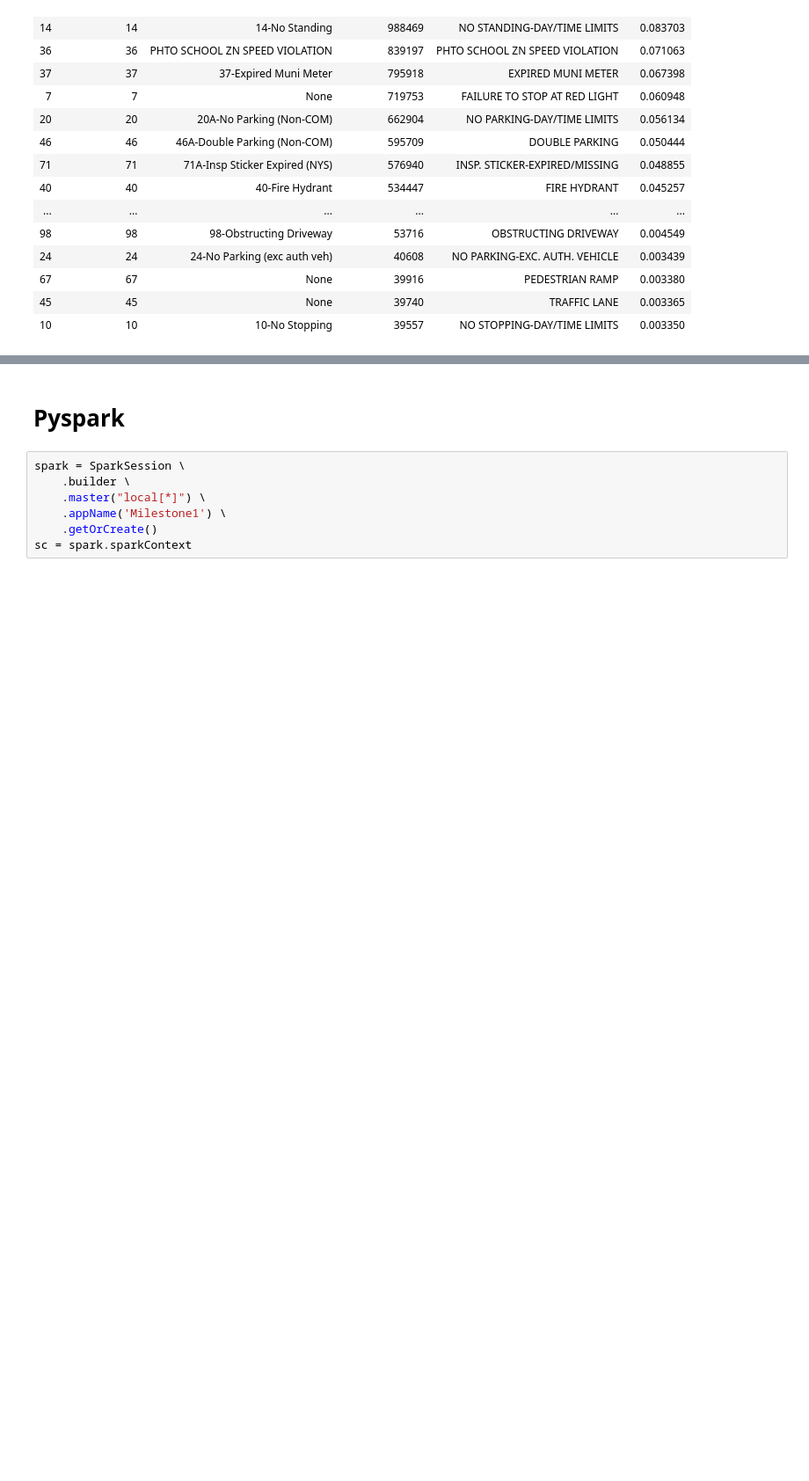
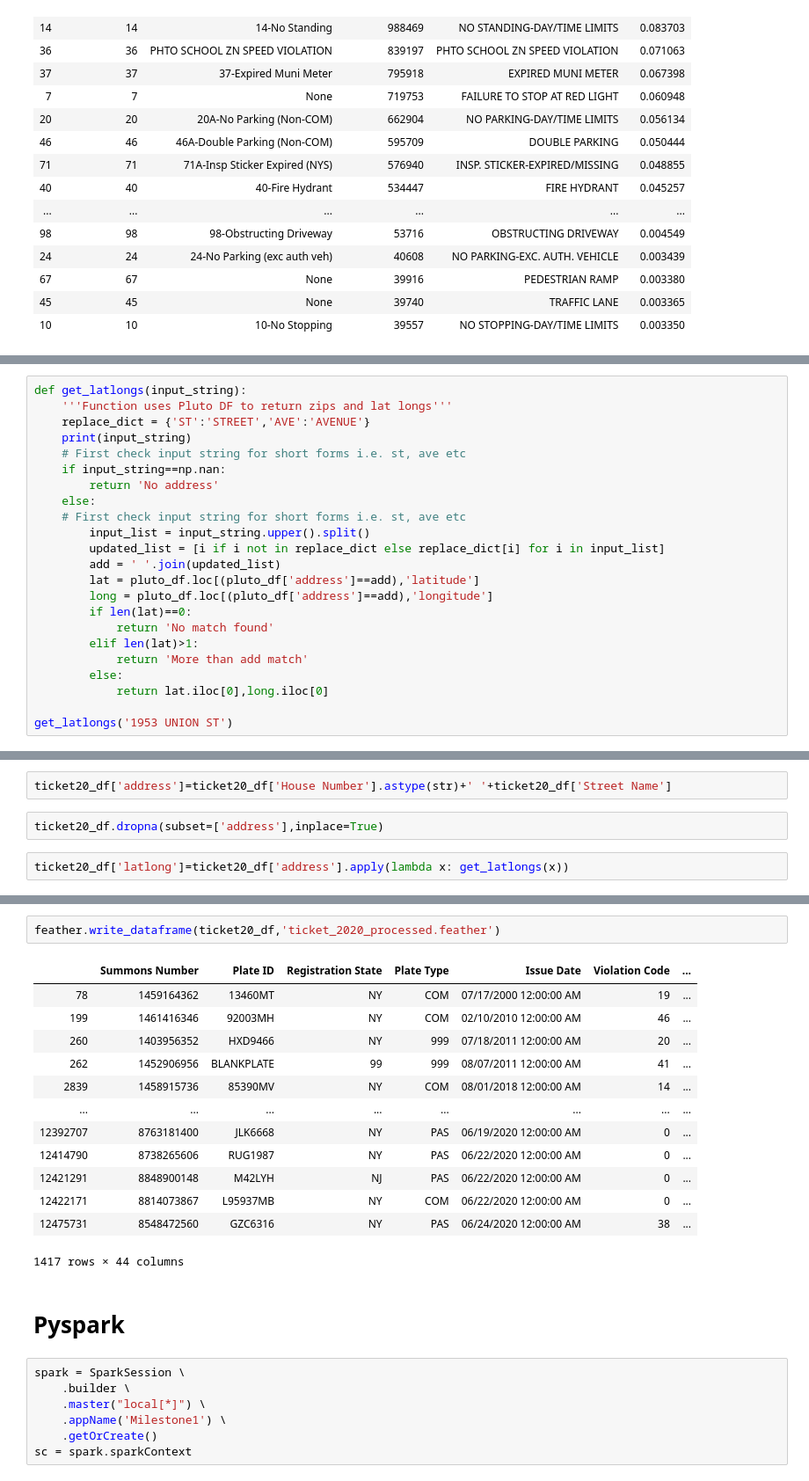
Before and after one commit to stuartong/streetsofnyc, a Jupyter notebook: DataCleaning.ipynb, the cells around one changed output, grey strips where cells are left out. Shown at 88% size. Drawn from its saved outputs; the diff is of its cells as text; blank space fills up the shorter version.

```diff
--- a/DataCleaning.ipynb
+++ b/DataCleaning.ipynb
@@ -144,0 +154,23 @@ Location(Champ de Mars, Avenue Rapp, Quartier du Gros-Caillou, Paris 7e Arrondis
+# %%
+def get_latlongs(input_string):
+    '''Function uses Pluto DF to return zips and lat longs'''
+    replace_dict = {'ST':'STREET','AVE':'AVENUE'}
+    print(input_string)
+    # First check input string for short forms i.e. st, ave etc
+    if input_string==np.nan:
+        return 'No address'
+    else:
+    # First check input string for short forms i.e. st, ave etc
+        input_list = input_string.upper().split()
+        updated_list = [i if i not in replace_dict else replace_dict[i] for i in input_list]
+        add = ' '.join(updated_list)
+        lat = pluto_df.loc[(pluto_df['address']==add),'latitude']
+        long = pluto_df.loc[(pluto_df['address']==add),'longitude']
+        if len(lat)==0:
+            return 'No match found'
+        elif len(lat)>1:
+            return 'More than add match'
+        else:
+            return lat.iloc[0],long.iloc[0]
+
+get_latlongs('1953 UNION ST')
@@ -144,0 +180,6 @@ Location(Champ de Mars, Avenue Rapp, Quartier du Gros-Caillou, Paris 7e Arrondis
+# %%
+ticket20_df['address']=ticket20_df['House Number'].astype(str)+' '+ticket20_df['Street Name']
+# %%
+ticket20_df.dropna(subset=['address'],inplace=True)
+# %%
+ticket20_df['latlong']=ticket20_df['address'].apply(lambda x: get_latlongs(x))
@@ -145,3 +204,19 @@ Location(Champ de Mars, Avenue Rapp, Quartier du Gros-Caillou, Paris 7e Arrondis
+# %%
+feather.write_dataframe(ticket20_df,'ticket_2020_processed.feather')
+# %% [output]
+|  | Summons Number | Plate ID | Registration State | Plate Type | Issue Date | Violation Code | ... |
+| 78 | 1459164362 | 13460MT | NY | COM | 07/17/2000 12:00:00 AM | 19 | ... |
+| 199 | 1461416346 | 92003MH | NY | COM | 02/10/2010 12:00:00 AM | 46 | ... |
+| 260 | 1403956352 | HXD9466 | NY | 999 | 07/18/2011 12:00:00 AM | 20 | ... |
+| 262 | 1452906956 | BLANKPLATE | 99 | 999 | 08/07/2011 12:00:00 AM | 41 | ... |
+| 2839 | 1458915736 | 85390MV | NY | COM | 08/01/2018 12:00:00 AM | 14 | ... |
+| ... | ... | ... | ... | ... | ... | ... | ... |
+| 12392707 | 8763181400 | JLK6668 | NY | PAS | 06/19/2020 12:00:00 AM | 0 | ... |
+| 12414790 | 8738265606 | RUG1987 | NY | PAS | 06/22/2020 12:00:00 AM | 0 | ... |
+| 12421291 | 8848900148 | M42LYH | NJ | PAS | 06/22/2020 12:00:00 AM | 0 | ... |
+| 12422171 | 8814073867 | L95937MB | NY | COM | 06/22/2020 12:00:00 AM | 0 | ... |
+| 12475731 | 8548472560 | GZC6316 | NY | PAS | 06/24/2020 12:00:00 AM | 38 | ... |
+1417 rows × 44 columns
 # %% [markdown]
 # Pyspark
 # %%
```
Also changed, not shown: parts of 20 cells of this notebook.
